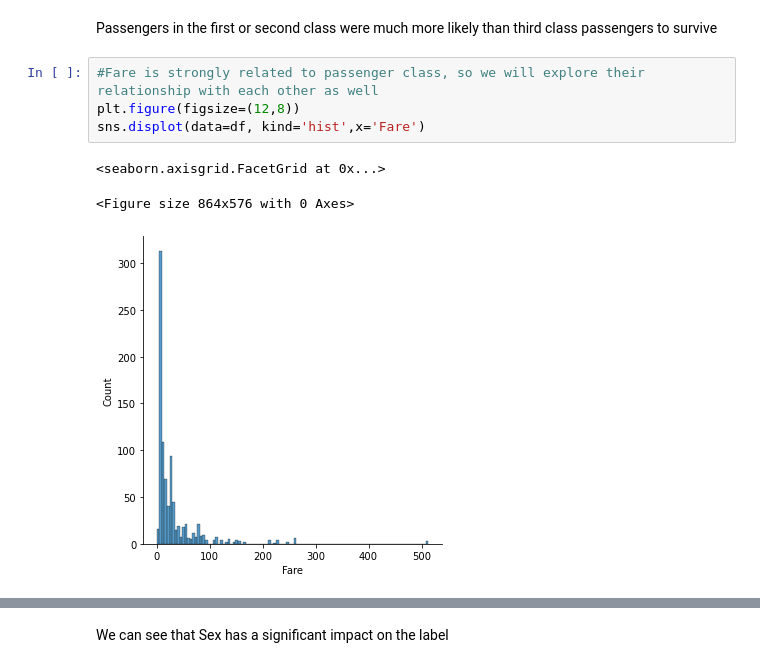
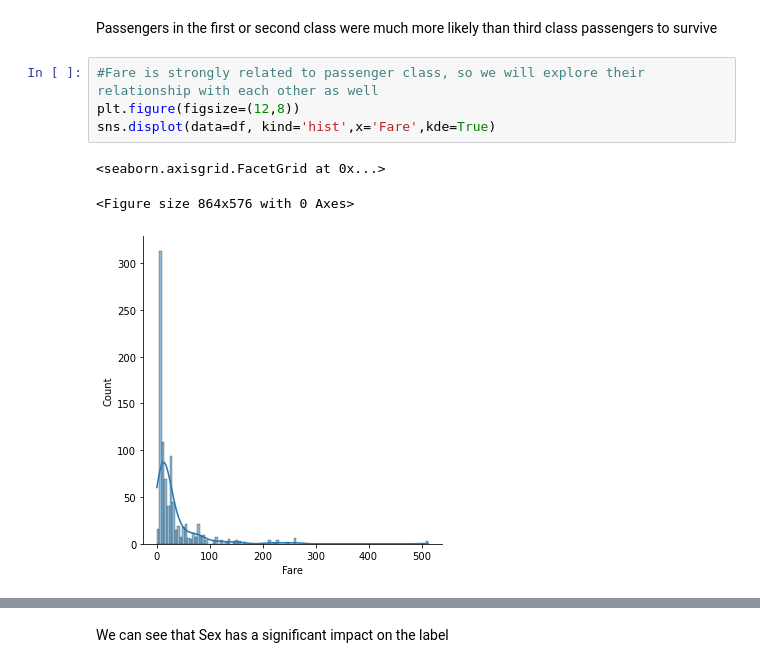
Before and after one commit to sperng/kaggle_Titanic, a Jupyter notebook: titanic_competition.ipynb, the cells around one changed output, grey strips where cells are left out. Drawn from its saved outputs; the diff is of its cells as text.

```diff
--- a/titanic_competition.ipynb
+++ b/titanic_competition.ipynb
@@ -107,10 +105,10 @@ Passengers in the first or second class were much more likely than third class p
 # %%
 #Fare is strongly related to passenger class, so we will explore their relationship with each other as well
 plt.figure(figsize=(12,8))
-sns.displot(data=df, kind='hist',x='Fare')
+sns.displot(data=df, kind='hist',x='Fare',kde=True)
 # %% [output]
 <seaborn.axisgrid.FacetGrid at 0x...>
 <Figure size 864x576 with 0 Axes>
-[figure, old version]
+[figure, new version]
 # %%
 #Most values are under 100, and there are some outliers above that. I will find the value at the 10th percentile
```
Also changed, not shown: parts of 13 cells of this notebook.
